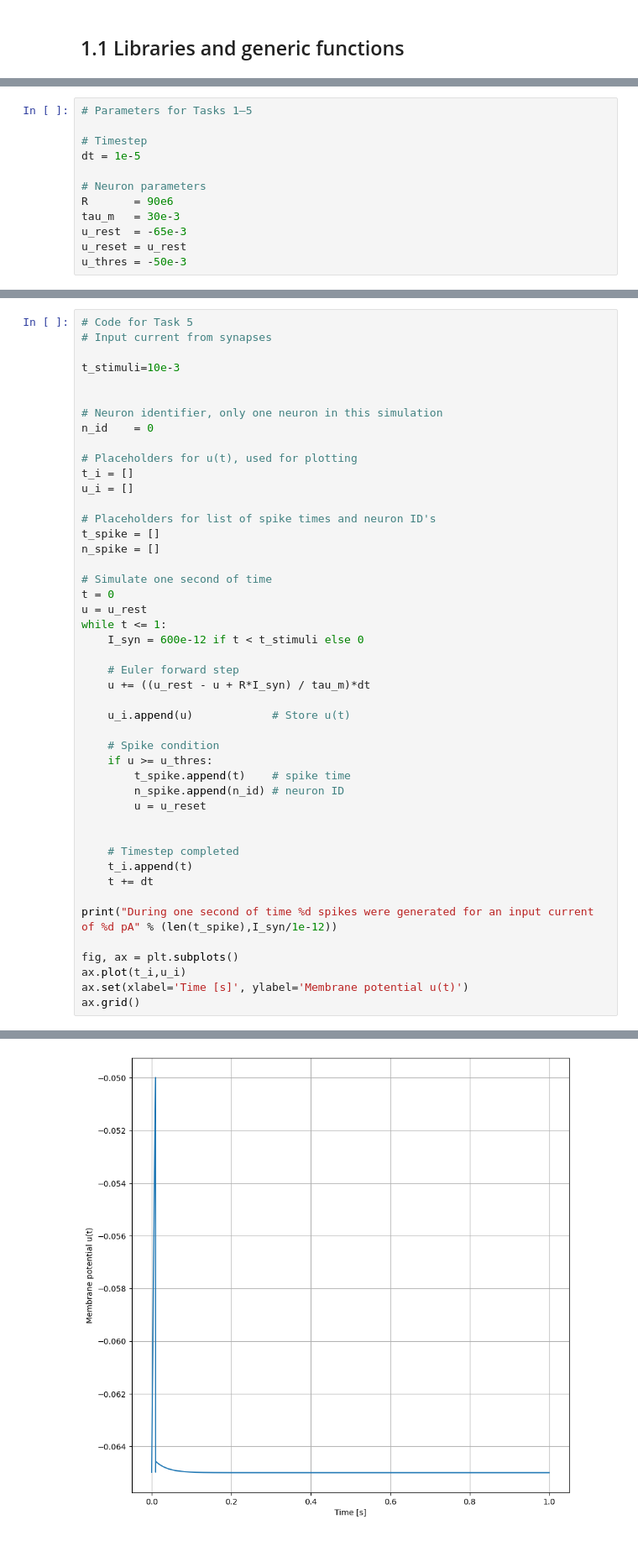
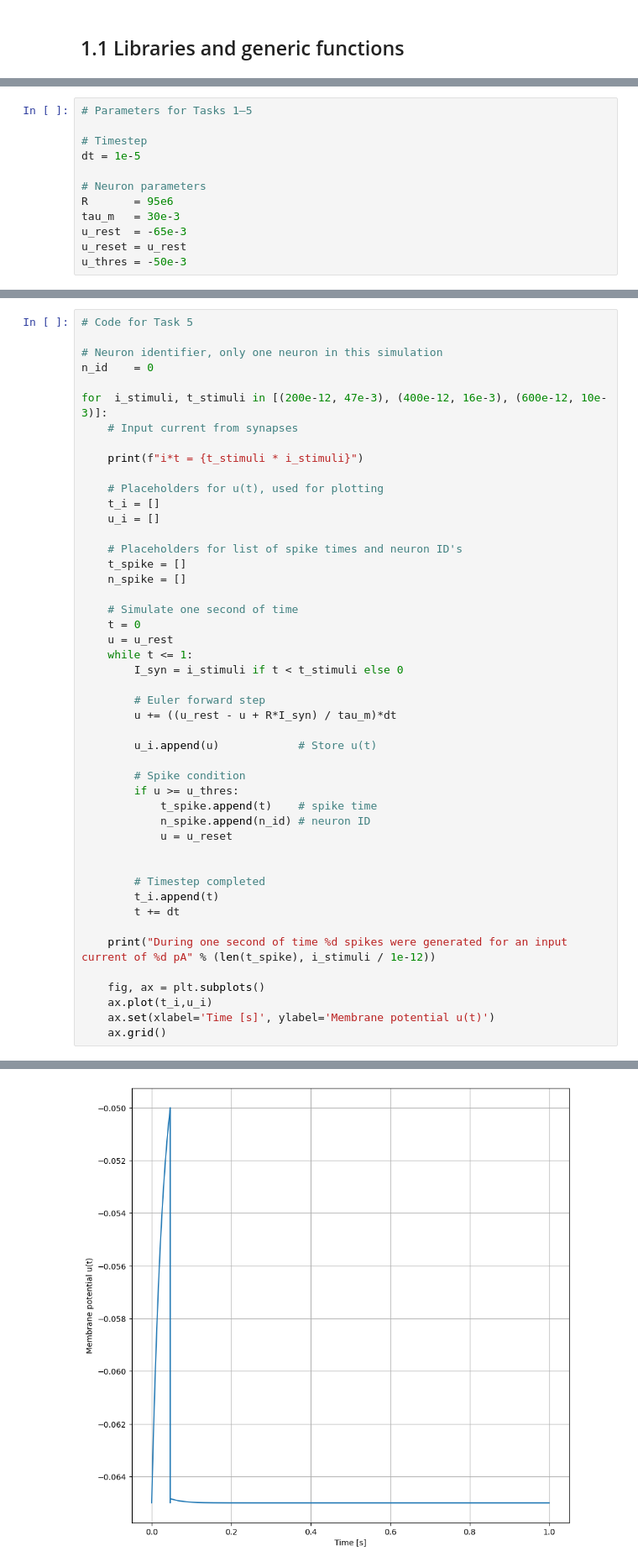
Before and after one commit to RogerJL/LTU, a Jupyter notebook: SNN/SNN_Exercise_1.ipynb, the cells around one changed output, grey strips where cells are left out. Shown at 84% size. Cells and saved outputs as stored; diff of their text form.

```diff
--- a/SNN/SNN_Exercise_1.ipynb
+++ b/SNN/SNN_Exercise_1.ipynb
@@ -64,7 +64,7 @@ $I_{syn}$ is the total input current to the neuron, which is the sum of postsyna
 dt = 1e-5
 
 # Neuron parameters
-R       = 90e6
+R       = 95e6
 tau_m   = 30e-3
 u_rest  = -65e-3
 u_reset = u_rest
@@ -298,48 +302,49 @@ For $I_{syn}=600$ pA 10 milliseconds
 **Check your solution:** For $I_{syn}=400$ pA, the minimum value of $t_{stimuli}$ for triggering a spike is somwhere between 10 and 20 ms.
 # %%
 # Code for Task 5
-# Input current from synapses
-
-t_stimuli=10e-3
-
 
 # Neuron identifier, only one neuron in this simulation
 n_id    = 0
 
-# Placeholders for u(t), used for plotting
-t_i = []
-u_i = []
+for  i_stimuli, t_stimuli in [(200e-12, 47e-3), (400e-12, 16e-3), (600e-12, 10e-3)]:
+    # Input current from synapses
 
-# Placeholders for list of spike times and neuron ID's
-t_spike = []
-n_spike = []
+    print(f"i*t = {t_stimuli * i_stimuli}")
 
-# Simulate one second of time
-t = 0
-u = u_rest
-while t <= 1:
-    I_syn = 600e-12 if t < t_stimuli else 0
+    # Placeholders for u(t), used for plotting
+    t_i = []
+    u_i = []
 
-    # Euler forward step
-    u += ((u_rest - u + R*I_syn) / tau_m)*dt
+    # Placeholders for list of spike times and neuron ID's
+    t_spike = []
+    n_spike = []
 
-    u_i.append(u)            # Store u(t)
+    # Simulate one second of time
+    t = 0
+    u = u_rest
+    while t <= 1:
+        I_syn = i_stimuli if t < t_stimuli else 0
 
-    # Spike condition
-    if u >= u_thres:
-        t_spike.append(t)    # spike time
-        n_spike.append(n_id) # neuron ID
-        u = u_reset
+        # Euler forward step
+        u += ((u_rest - u + R*I_syn) / tau_m)*dt
+
+        u_i.append(u)            # Store u(t)
+
+        # Spike condition
+        if u >= u_thres:
+            t_spike.append(t)    # spike time
+            n_spike.append(n_id) # neuron ID
+            u = u_reset
 
 
-    # Timestep completed
-    t_i.append(t)
-    t += dt
+        # Timestep completed
+        t_i.append(t)
+        t += dt
 
-print("During one second of time %d spikes were generated for an input current of %d pA" % (len(t_spike),I_syn/1e-12))
+    print("During one second of time %d spikes were generated for an input current of %d pA" % (len(t_spike), i_stimuli / 1e-12))
 
-fig, ax = plt.subplots()
-ax.plot(t_i,u_i)
-ax.set(xlabel='Time [s]', ylabel='Membrane potential u(t)')
-ax.grid()
+    fig, ax = plt.subplots()
+    ax.plot(t_i,u_i)
+    ax.set(xlabel='Time [s]', ylabel='Membrane potential u(t)')
+    ax.grid()
 # %% [output]
@@ -347 +357 @@ During one second of time 1 spikes were generated for an input current of 0 pA
-[figure, old version]
+[figure, new version]
```
Also changed, not shown: parts of 6 cells of this notebook, 2 other files.
